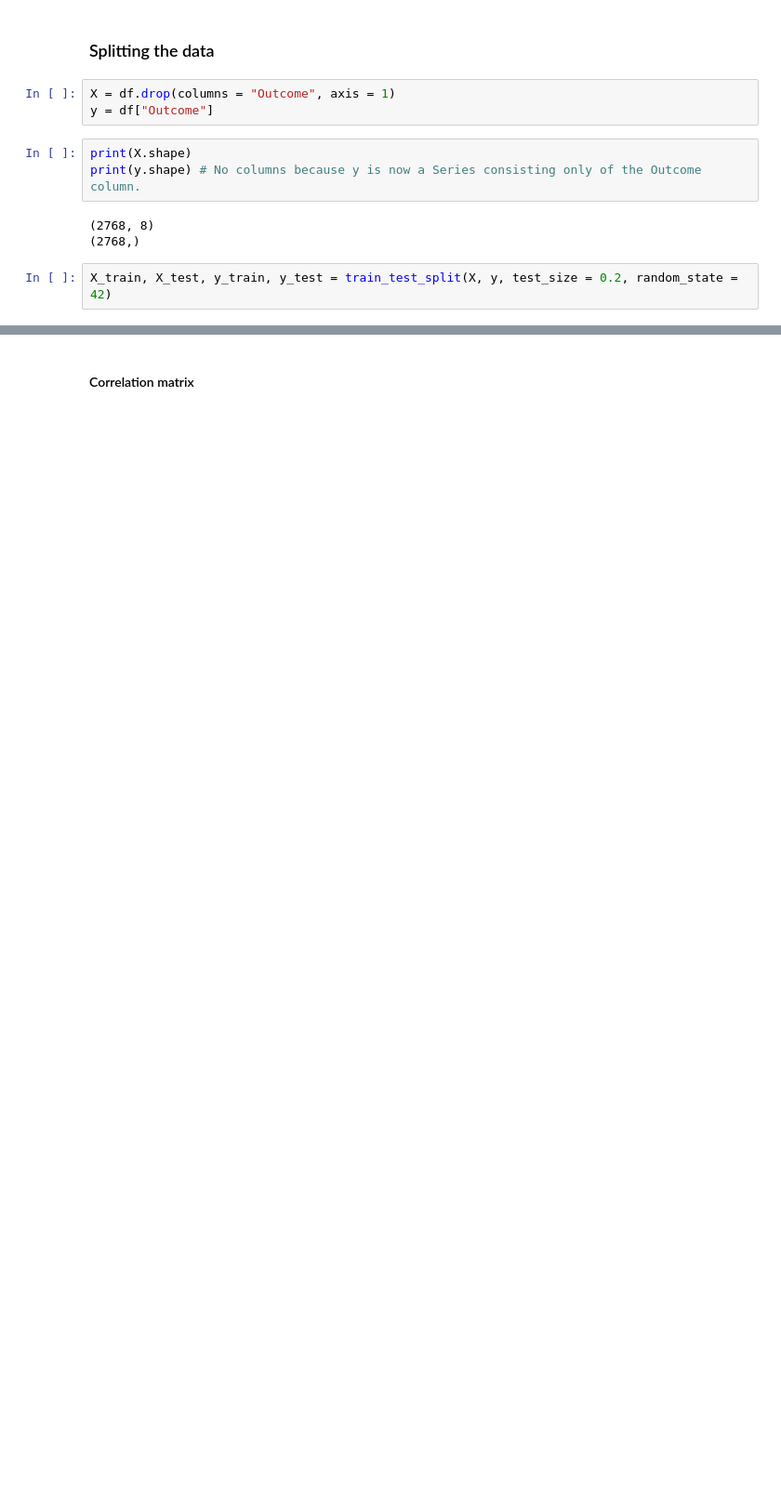
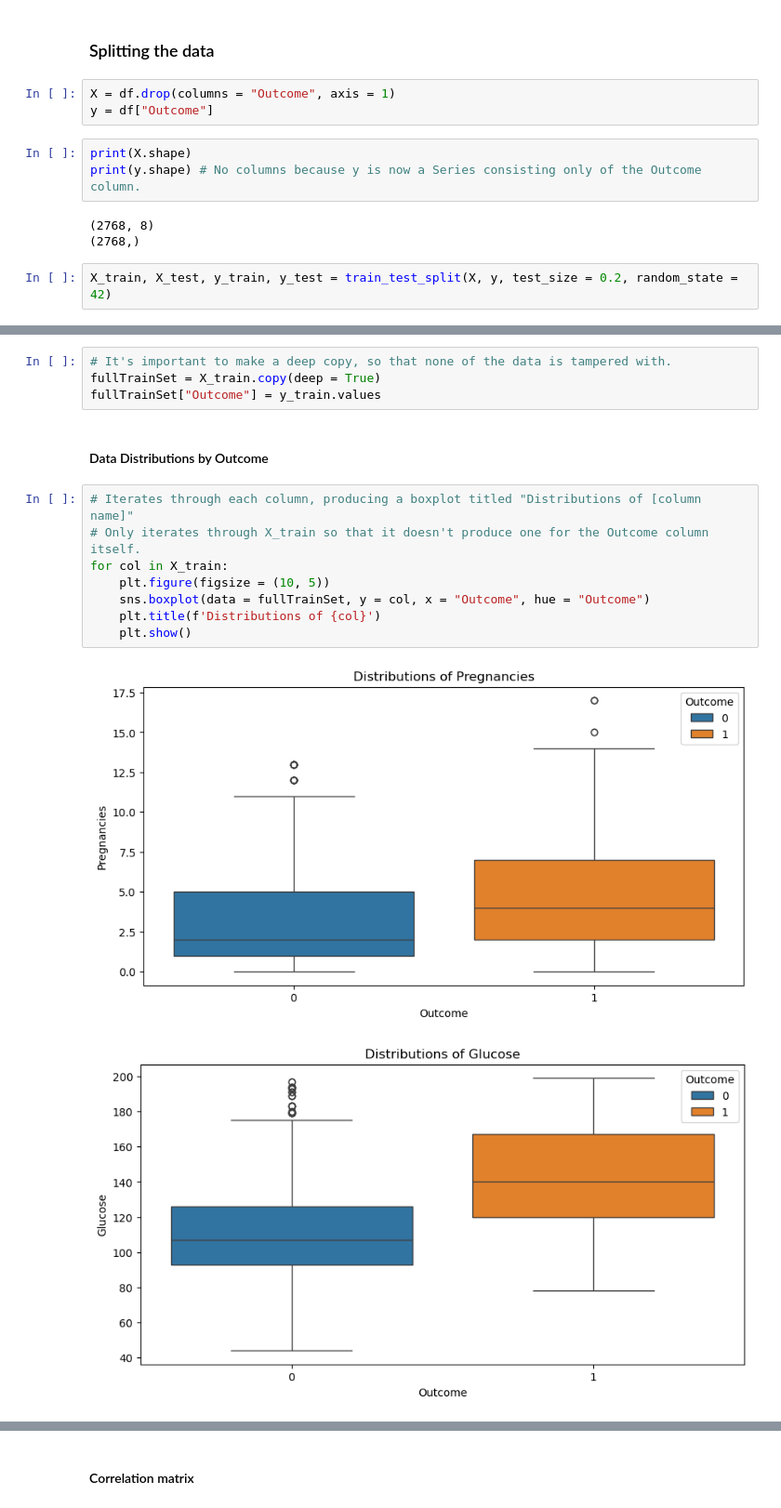
Before and after one commit to LewGoesB00M/CMP6202, a Jupyter notebook: Assignment/Code/CMP6202 Assignment 2.ipynb, the cells around one changed output, grey strips where cells are left out. Shown at 93% size. Cells and saved outputs as stored; diff of their text form; blank space fills up the shorter version.

```diff
--- a/Assignment/Code/CMP6202 Assignment 2.ipynb
+++ b/Assignment/Code/CMP6202 Assignment 2.ipynb
@@ -198,0 +226,17 @@ for col in X_train:
+# %%
+# It's important to make a deep copy, so that none of the data is tampered with.
+fullTrainSet = X_train.copy(deep = True)
+fullTrainSet["Outcome"] = y_train.values
+# %% [markdown]
+#### Data Distributions by Outcome
+# %%
+# Iterates through each column, producing a boxplot titled "Distributions of [column name]"
+# Only iterates through X_train so that it doesn't produce one for the Outcome column itself.
+for col in X_train:
+    plt.figure(figsize = (10, 5))
+    sns.boxplot(data = fullTrainSet, y = col, x = "Outcome", hue = "Outcome")
+    plt.title(f'Distributions of {col}')
+    plt.show()
+# %% [output]
+[figure, added]
+[figure, added]
```
Also changed, not shown: parts of 18 cells of this notebook, 35 other files.
